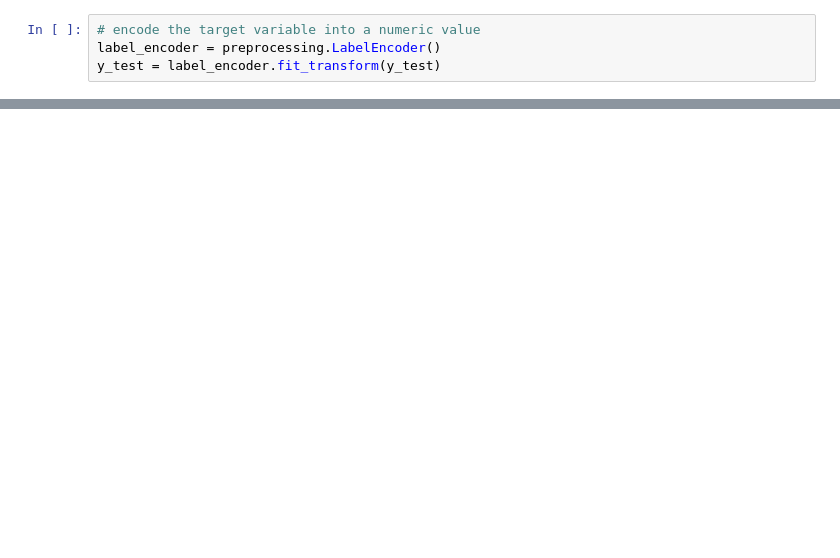
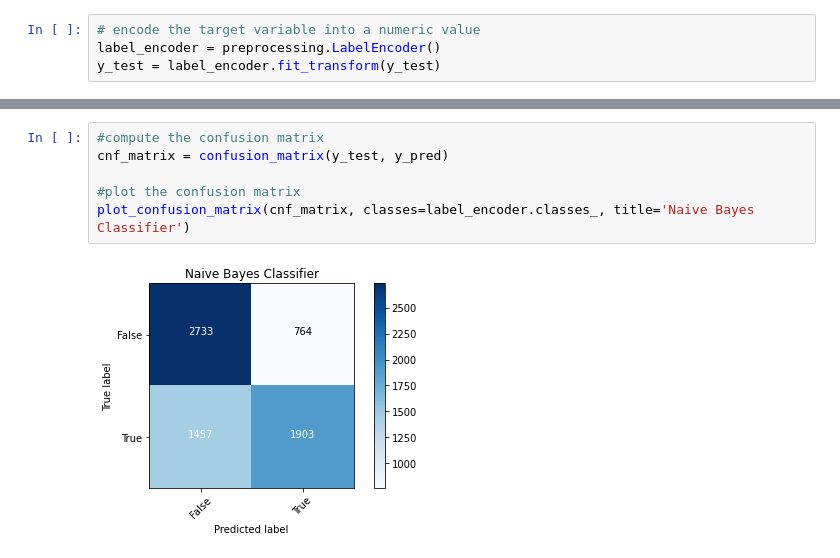
Before and after one commit to LJ171/CardioDiseaseClassification, a Jupyter notebook: 02_data_mining/naive_bayes.ipynb, the cells around one changed output, grey strips where cells are left out. Saved outputs shown, nothing was run; the diff lists cells and outputs as text; blank space fills up the shorter version.

```diff
--- a/02_data_mining/naive_bayes.ipynb
+++ b/02_data_mining/naive_bayes.ipynb
@@ -111,3 +151,11 @@ F1-Score:0.6333222921497185
+# %%
+#compute the confusion matrix
+cnf_matrix = confusion_matrix(y_test, y_pred)
+
+#plot the confusion matrix
+plot_confusion_matrix(cnf_matrix, classes=label_encoder.classes_, title='Naive Bayes Classifier')
+# %% [output]
+[figure, added]
 # %%
 # generate a random guess prediction
 random_guess = [0 for _ in range(len(y_test))]
```
Also changed, not shown: parts of 28 cells of this notebook, 1 other file.
